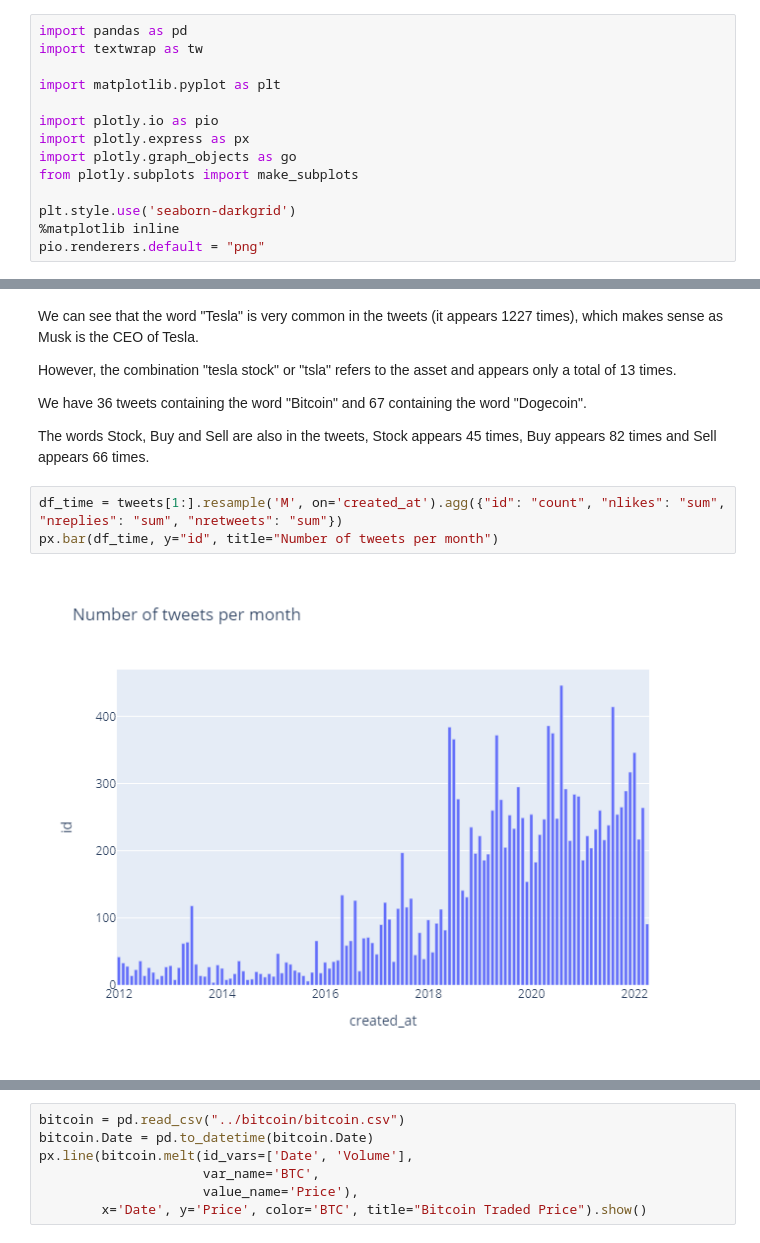
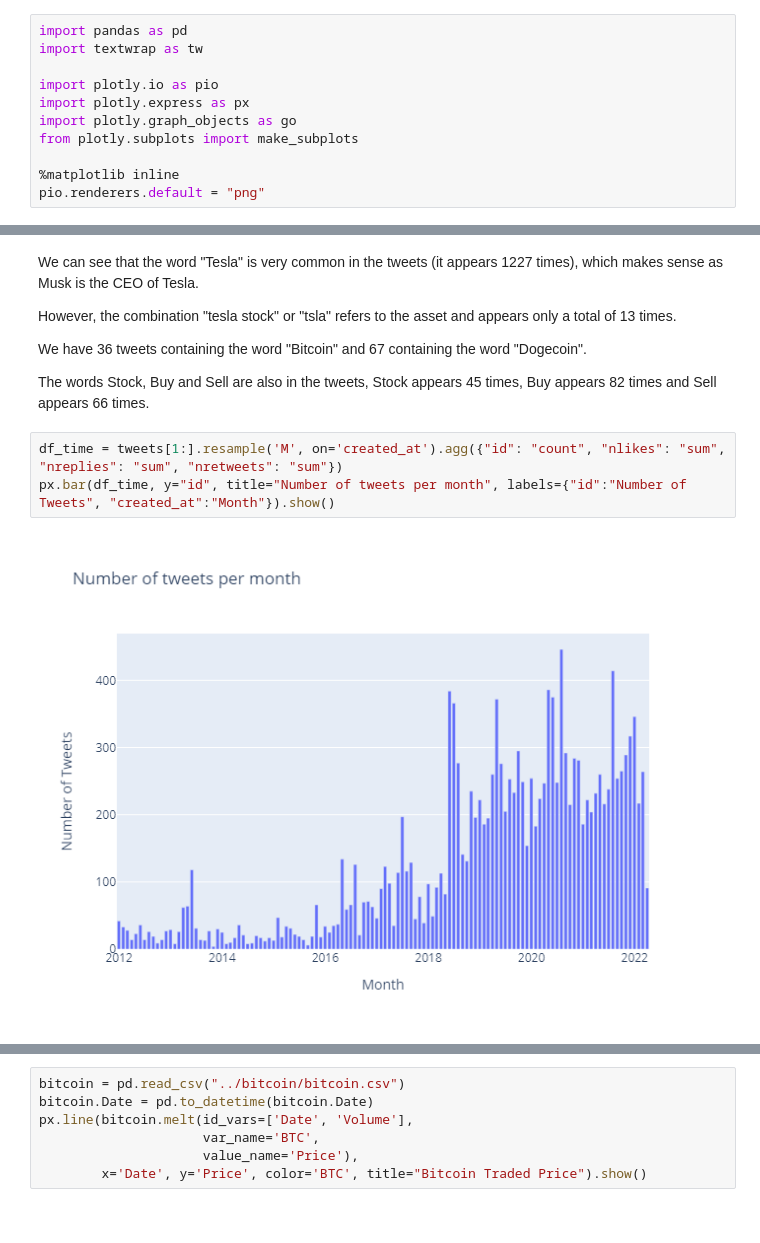
Before and after one commit to com-480-data-visualization/datavis-project-2022-visualizationclowns, a Jupyter notebook: exploration/data_exploration.ipynb, the cells around one changed output, grey strips where cells are left out. Cells and saved outputs as stored; diff of their text form.

```diff
--- a/exploration/data_exploration.ipynb
+++ b/exploration/data_exploration.ipynb
@@ -1,15 +1,12 @@
 # %%
 import pandas as pd
 import textwrap as tw
-
-import matplotlib.pyplot as plt
 
 import plotly.io as pio
 import plotly.express as px
 import plotly.graph_objects as go
 from plotly.subplots import make_subplots
 
-plt.style.use('seaborn-darkgrid')
 %matplotlib inline
 pio.renderers.default = "png"
 # %% [markdown]
@@ -87,7 +92,7 @@ We have 36 tweets containing the word "Bitcoin" and 67 containing the word "Doge
 The words Stock, Buy and Sell are also in the tweets, Stock appears 45 times, Buy appears 82 times and Sell appears 66 times.
 # %%
 df_time = tweets[1:].resample('M', on='created_at').agg({"id": "count", "nlikes": "sum", "nreplies": "sum", "nretweets": "sum"})
-px.bar(df_time, y="id", title="Number of tweets per month")
+px.bar(df_time, y="id", title="Number of tweets per month", labels={"id":"Number of Tweets", "created_at":"Month"}).show()
 # %% [output]
-[figure, old version]
+[figure, new version]
 # %%
```
Also changed, not shown: parts of 5 cells of this notebook.
